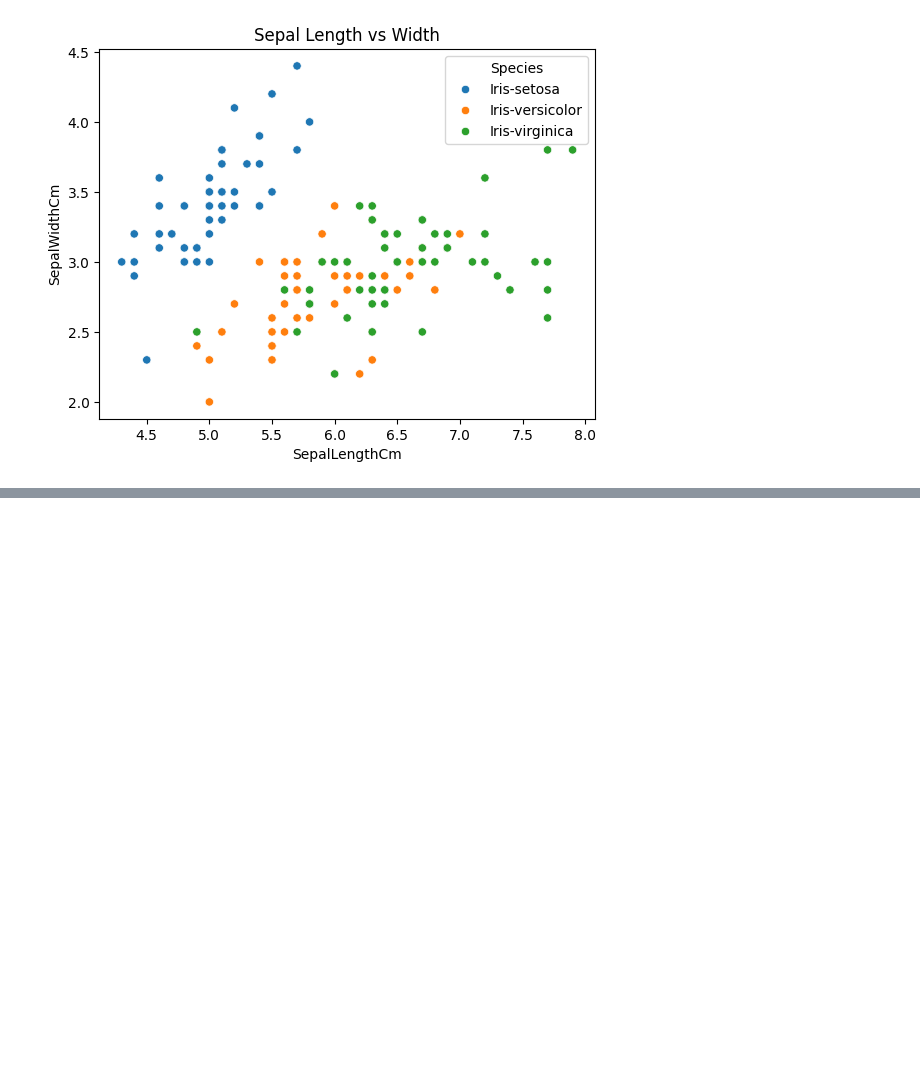
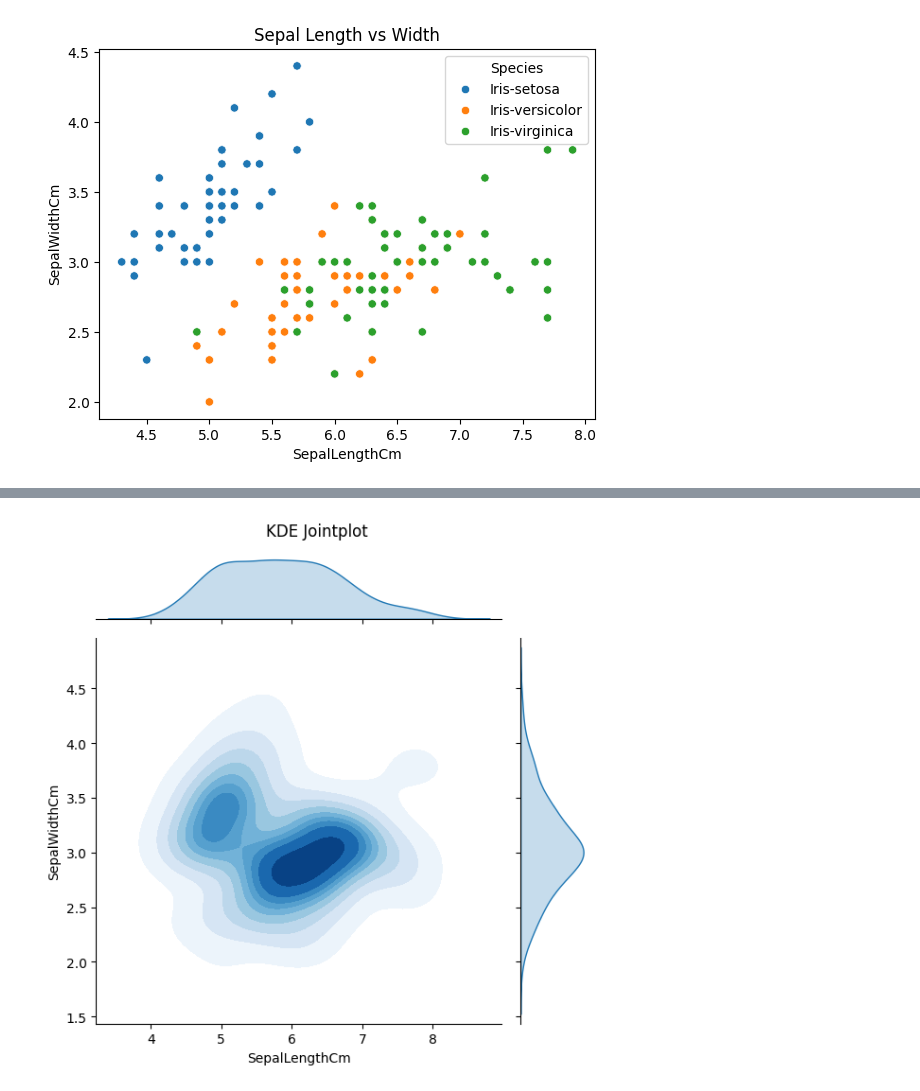
Before and after one commit to mekaviraj/ML_sem5, a Jupyter notebook: ml_lab_sem5.ipynb, the cells around one changed output, grey strips where cells are left out. Drawn from its saved outputs; the diff is of its cells as text; code cells hidden in the pictures; blank space fills up the shorter version.

```diff
--- a/ml_lab_sem5.ipynb
+++ b/ml_lab_sem5.ipynb
@@ -413,0 +435,7 @@ plt.show()
+# %%
+sns.jointplot(data=df, x='SepalLengthCm', y='SepalWidthCm', kind='kde', fill=True, cmap='Blues')
+plt.suptitle('KDE Jointplot')
+plt.tight_layout()
+plt.show()
+# %% [output]
+[figure, added]
```
Also changed, not shown: parts of 9 cells of this notebook.
